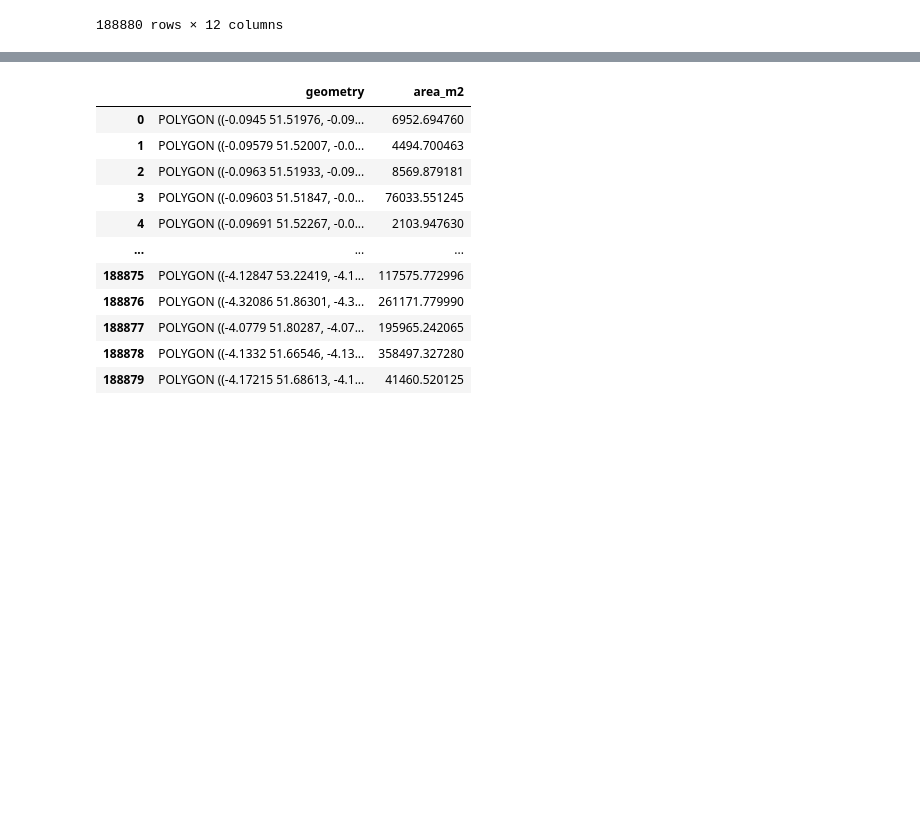
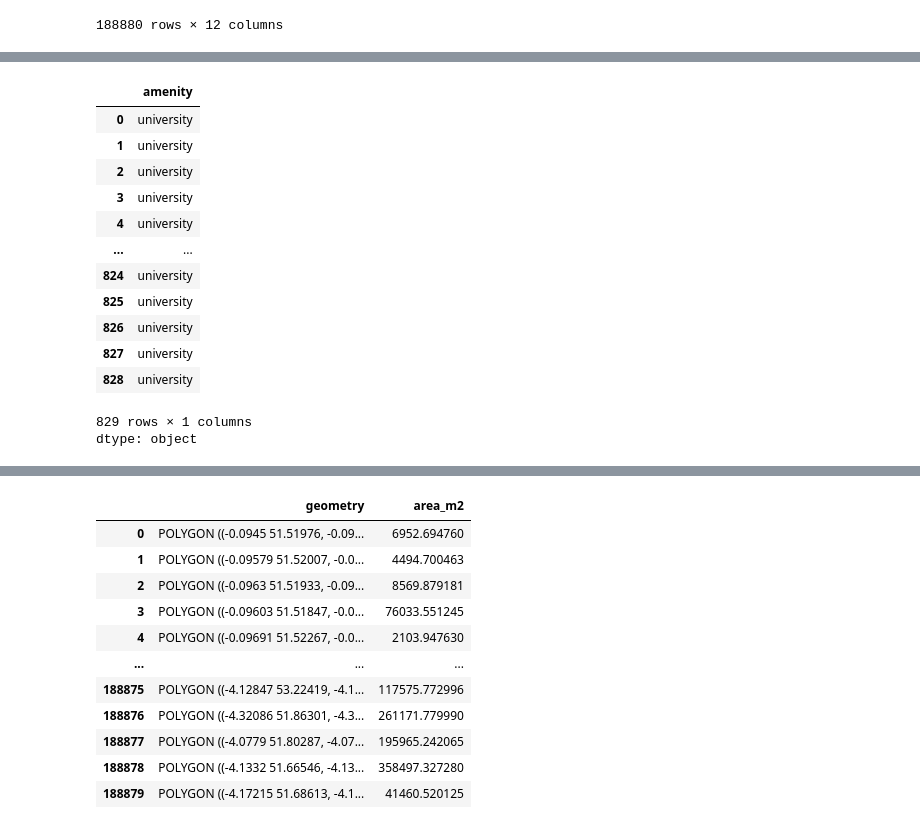
Before and after one commit to Navaneeth2906/nm803_ads_2024, a Jupyter notebook: ads_course_assessment.ipynb, the cells around one changed output, grey strips where cells are left out. Saved outputs shown, nothing was run; the diff lists cells and outputs as text; code cells hidden in the pictures; blank space fills up the shorter version.

```diff
--- a/ads_course_assessment.ipynb
+++ b/ads_course_assessment.ipynb
@@ -481,0 +587,27 @@ gdf
+# %%
+from pyrosm import OSM
+import geopandas as gpd
+
+# Path to your OSM PBF file
+pbf_file = "/content/universities.osm.pbf"
+
+# Load the PBF file
+osm = OSM(pbf_file)
+# %%
+poi = osm.get_pois(custom_filter={"amenity": ["university"]})
+poi['amenity']
+# %% [output]
+|  | amenity |
+| 0 | university |
+| 1 | university |
+| 2 | university |
+| 3 | university |
+| 4 | university |
+| ... | ... |
+| 824 | university |
+| 825 | university |
+| 826 | university |
+| 827 | university |
+| 828 | university |
+829 rows × 1 columns
+dtype: object
```
Also changed, not shown: parts of 26 cells of this notebook.
